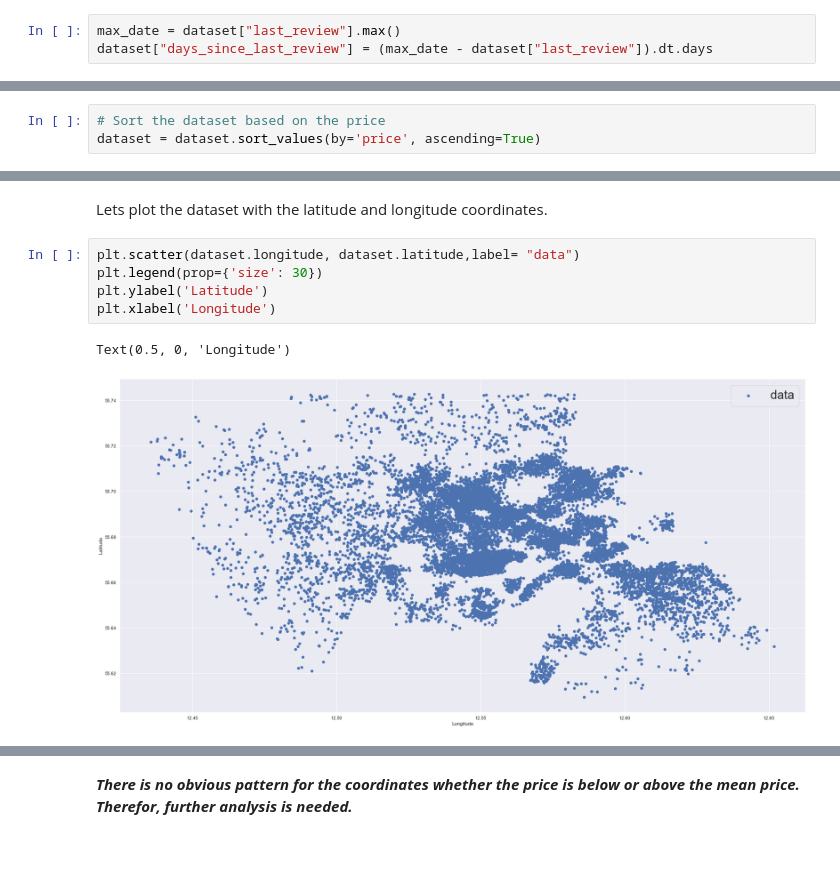
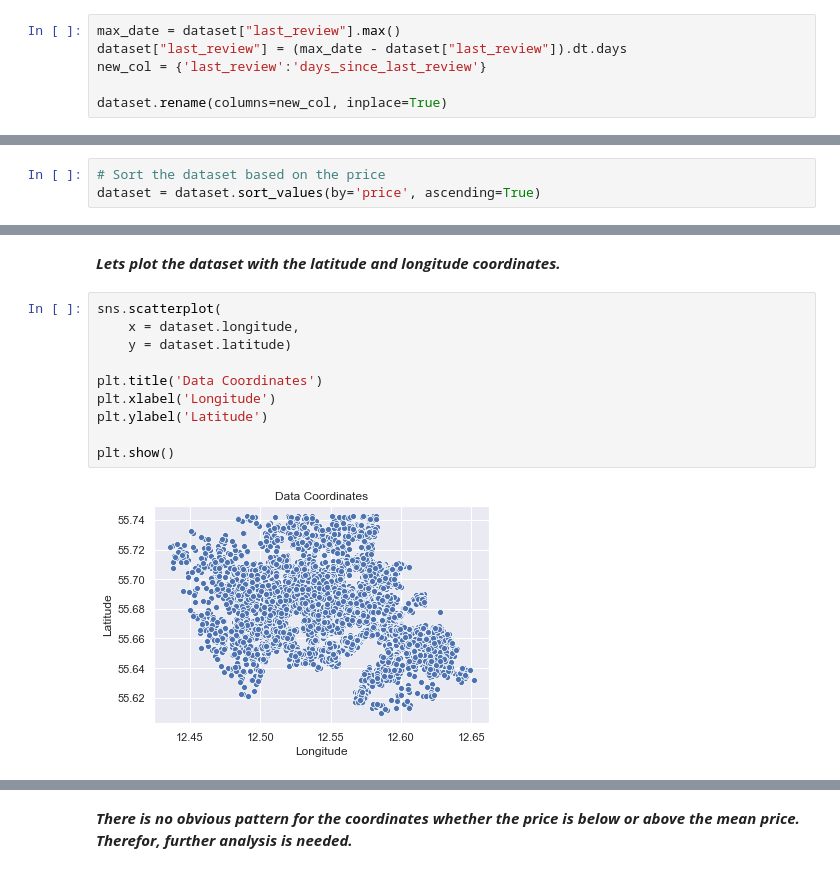
Before and after one commit to Arlinda96/BA-Project, a Jupyter notebook: Airbnb_Project.ipynb, the cells around one changed output, grey strips where cells are left out. Cells and saved outputs as stored; diff of their text form.

Commit message:
Updated version: seaborn scattter plots, heat maps, IQR computation

```diff
--- a/Airbnb_Project.ipynb
+++ b/Airbnb_Project.ipynb
@@ -191,6 +192,9 @@ dataset['last_review'] = pd.to_datetime(dataset['last_review'], format='%Y-%m-%d
 # %%
 max_date = dataset["last_review"].max()
-dataset["days_since_last_review"] = (max_date - dataset["last_review"]).dt.days
+dataset["last_review"] = (max_date - dataset["last_review"]).dt.days
+new_col = {'last_review':'days_since_last_review'}
+
+dataset.rename(columns=new_col, inplace=True)
 # %%
 dataset.head().T
 # %% [output]
@@ -227,12 +230,16 @@ dataset.head()
 | 47282476 | IVORY TOWER | 247828624 | Oiram | Brnshj-Husum | 55.71841 | 12.48477 | Private room | 124 | ... |
 | 51107459 | LOVELY ROOM FOR RENT IN VALBY COP... | 412918036 | Cinthia | Valby | 55.65435 | 12.50645 | Private room | 127 | ... |
 # %% [markdown]
-Lets plot the dataset with the latitude and longitude coordinates.
+***Lets plot the dataset with the latitude and longitude coordinates.***
 # %%
-plt.scatter(dataset.longitude, dataset.latitude,label= "data")
-plt.legend(prop={'size': 30})
+sns.scatterplot(
+    x = dataset.longitude,
+    y = dataset.latitude)
+
+plt.title('Data Coordinates')
+plt.xlabel('Longitude')
 plt.ylabel('Latitude')
-plt.xlabel('Longitude')
+
+plt.show()
 # %% [output]
-Text(0.5, 0, 'Longitude')
-[figure, old version]
+[figure, new version]
```
Also changed, not shown: parts of 32 cells of this notebook.
